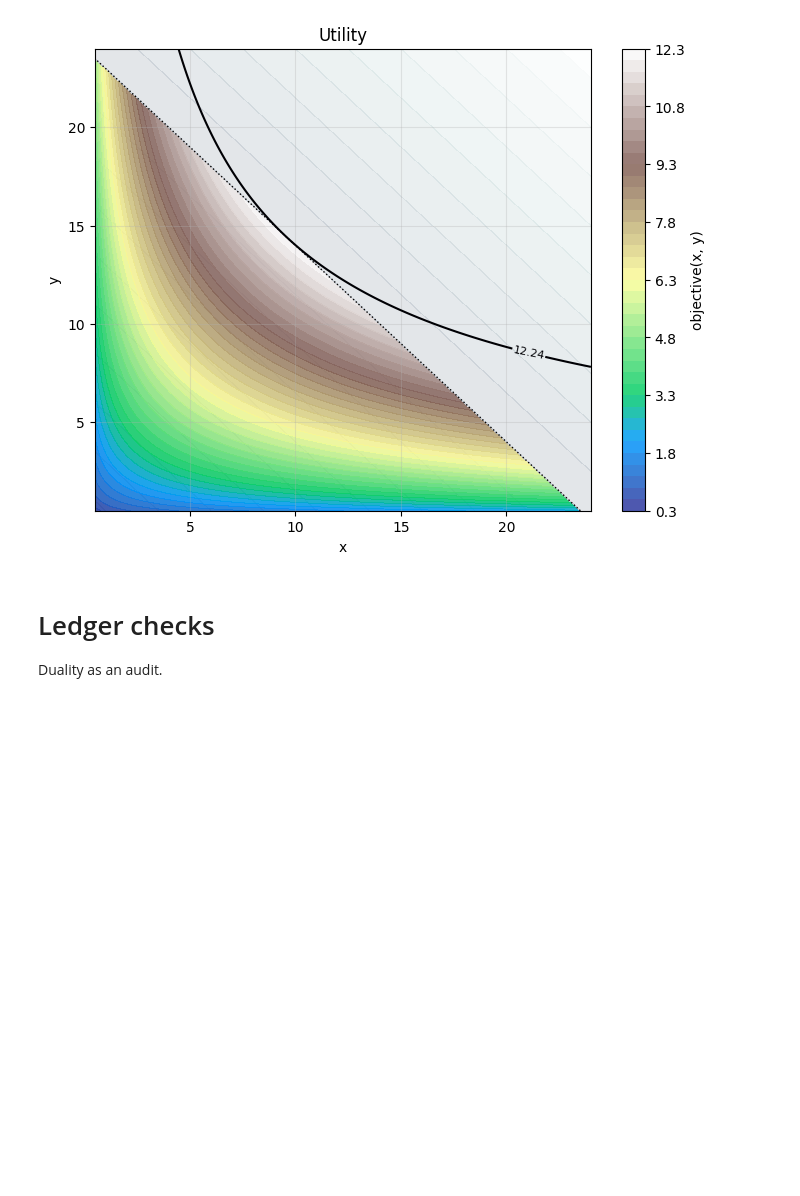
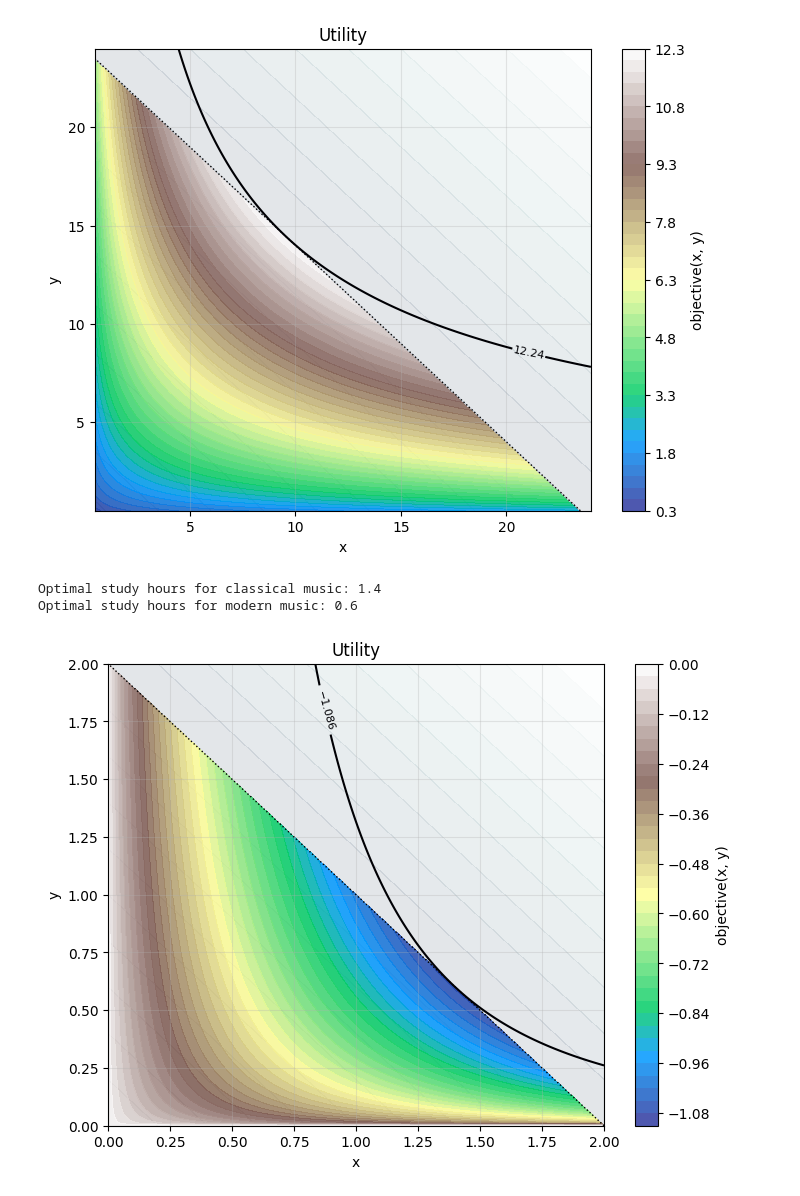
Before and after one commit to JulTob/Optimization, a Jupyter notebook: Introduction_to_Optimization.ipynb, the cells around one changed output. Drawn from its saved outputs; the diff is of its cells as text; code cells hidden in the pictures; blank space fills up the shorter version.

```diff
--- a/Introduction_to_Optimization.ipynb
+++ b/Introduction_to_Optimization.ipynb
@@ -1751,6 +1820,43 @@ plot_2D(
         njev: 6
  multipliers: [ 5.102e-01]
 [figure]
-# %% [markdown]
-# Ledger checks
-Duality as an audit.
+# %%
+# Define the utility function
+def utility_function(vars):
+    c, m = vars
+    return -(c**0.7)*(m**0.3)
+
+# Define the constraint function
+def constraint(vars):
+    return 2 - np.sum(vars)
+
+initial_guess = [12, 12]
+
+# Set up the constraint
+constraint_definition = {
+    "fun": constraint,
+    "type": "eq",
+
+}
+
+# Perform optimization
+result = minimize(utility_function,
+    initial_guess,
+    constraints = constraint_definition)
+
+c, m = result.x
+
+print("Optimal study hours for classical music:", round(c, 2))
+print("Optimal study hours for modern music:", round(m, 2))
+plot_2D(
+    objective=utility_function,
+    x_rank=(0, 2),
+    y_rank=(0, 2),
+    lines=[result.fun],
+    title="Utility",
+    constraints=[constraint],
+)
+# %% [output]
+Optimal study hours for classical music: 1.4
+Optimal study hours for modern music: 0.6
+[figure, added]
```
Also changed, not shown: parts of 18 cells of this notebook.
